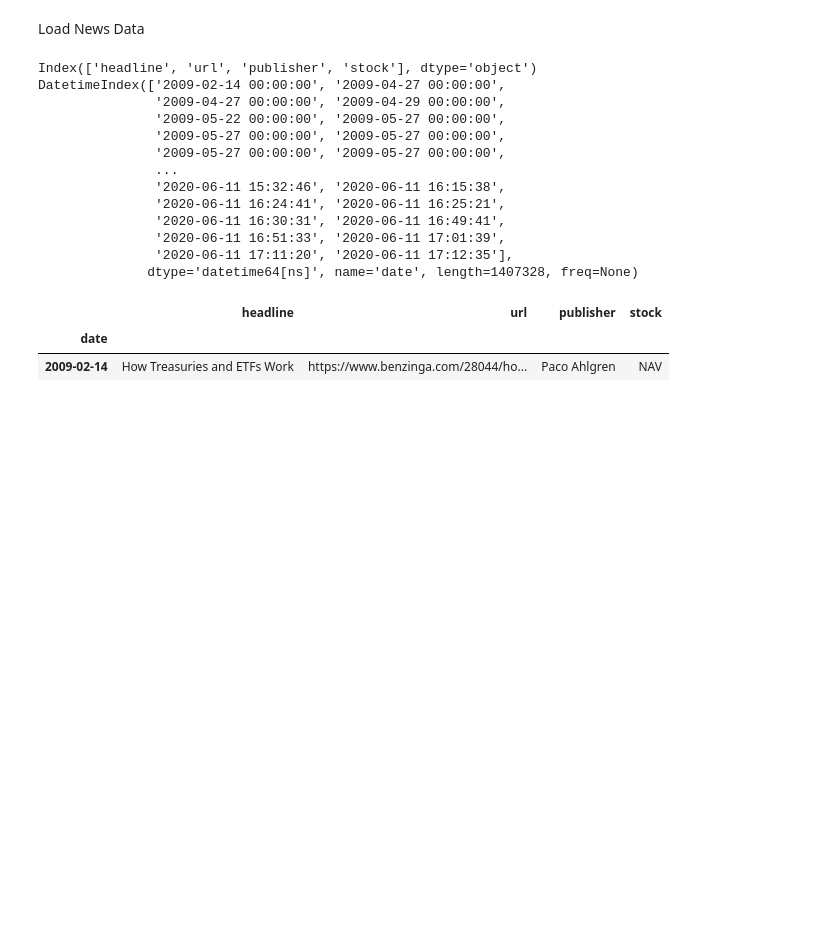
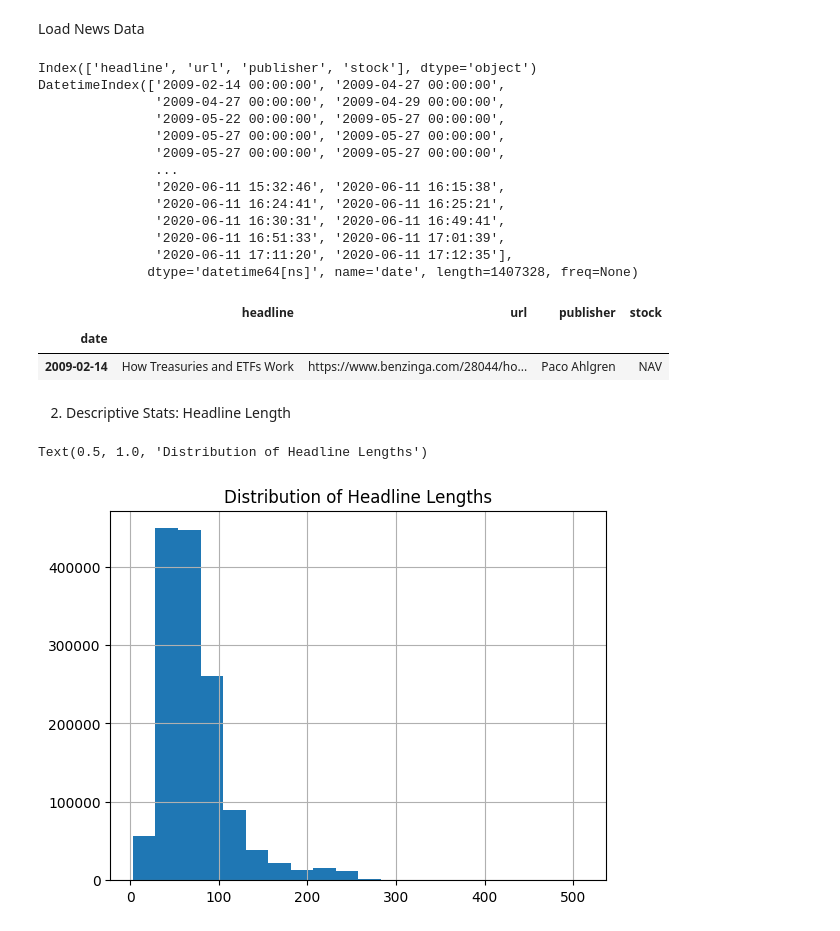
Before and after one commit to tnsay/week1StockPriceDataAnalysis, a Jupyter notebook: notebooks/eda_analysis.ipynb, the cells around one changed output. Saved outputs shown, nothing was run; the diff lists cells and outputs as text; code cells hidden in the pictures; blank space fills up the shorter version.

Commit message:
Headline length stats, publisher counts, time trend, word cloud and publisher analysis

```diff
--- a/notebooks/eda_analysis.ipynb
+++ b/notebooks/eda_analysis.ipynb
@@ -45,3 +45,13 @@ DatetimeIndex(['2009-02-14 00:00:00', '2009-04-27 00:00:00',
 |  | headline | url | publisher | stock |
 | date |  |  |  |  |
 | 2009-02-14 | How Treasuries and ETFs Work | https://www.benzinga.com/28044/ho... | Paco Ahlgren | NAV |
+# %% [markdown]
+ 2. Descriptive Stats: Headline Length
+# %%
+df['headline_length'] = df['headline'].str.len()
+df['headline_length'].describe()
+df['headline_length'].hist(bins=20)
+plt.title("Distribution of Headline Lengths")
+# %% [output]
+Text(0.5, 1.0, 'Distribution of Headline Lengths')
+[figure, added]
```
Also changed, not shown: parts of 11 cells of this notebook.
